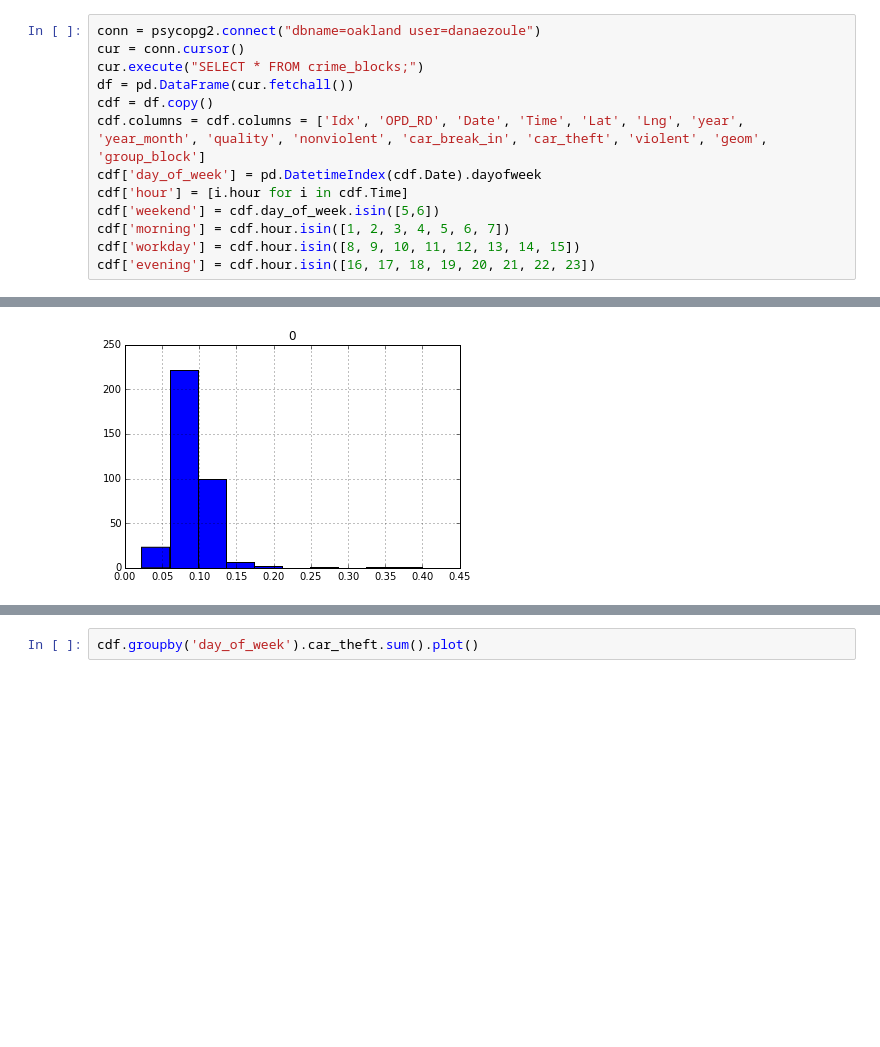
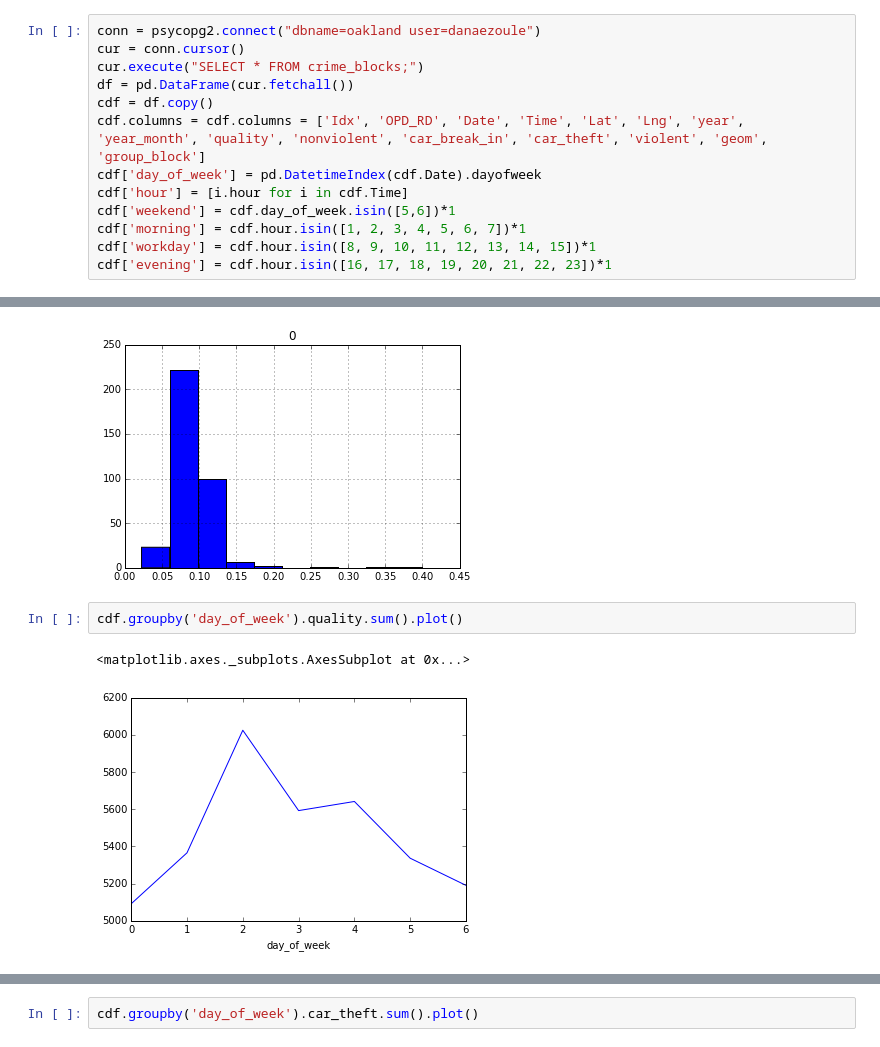
Before and after one commit to d43/oakland, a Jupyter notebook: Notes/Clustering.ipynb, the cells around one changed output, grey strips where cells are left out. Drawn from its saved outputs; the diff is of its cells as text; blank space fills up the shorter version.

```diff
--- a/Notes/Clustering.ipynb
+++ b/Notes/Clustering.ipynb
@@ -83,10 +83,10 @@ cdf = df.copy()
 cdf.columns = cdf.columns = ['Idx', 'OPD_RD', 'Date', 'Time', 'Lat', 'Lng', 'year', 'year_month', 'quality', 'nonviolent', 'car_break_in', 'car_theft', 'violent', 'geom', 'group_block']
 cdf['day_of_week'] = pd.DatetimeIndex(cdf.Date).dayofweek
 cdf['hour'] = [i.hour for i in cdf.Time]
-cdf['weekend'] = cdf.day_of_week.isin([5,6])
-cdf['morning'] = cdf.hour.isin([1, 2, 3, 4, 5, 6, 7])
-cdf['workday'] = cdf.hour.isin([8, 9, 10, 11, 12, 13, 14, 15])
-cdf['evening'] = cdf.hour.isin([16, 17, 18, 19, 20, 21, 22, 23])
+cdf['weekend'] = cdf.day_of_week.isin([5,6])*1
+cdf['morning'] = cdf.hour.isin([1, 2, 3, 4, 5, 6, 7])*1
+cdf['workday'] = cdf.hour.isin([8, 9, 10, 11, 12, 13, 14, 15])*1
+cdf['evening'] = cdf.hour.isin([16, 17, 18, 19, 20, 21, 22, 23])*1
 # %%
 # Quality crimes have low from 2am-7am, peak at 6pm
 cdf.groupby('hour').quality.sum().plot()
@@ -127,3 +127,8 @@ newdf.hist()
 # %% [output]
 array([[<matplotlib.axes._subplots.AxesSubplot object at 0x...>]], dtype=object)
 [figure]
+# %%
+cdf.groupby('day_of_week').quality.sum().plot()
+# %% [output]
+<matplotlib.axes._subplots.AxesSubplot at 0x...>
+[figure, added]
```
Also changed, not shown: parts of 9 cells of this notebook, 2 other files.
